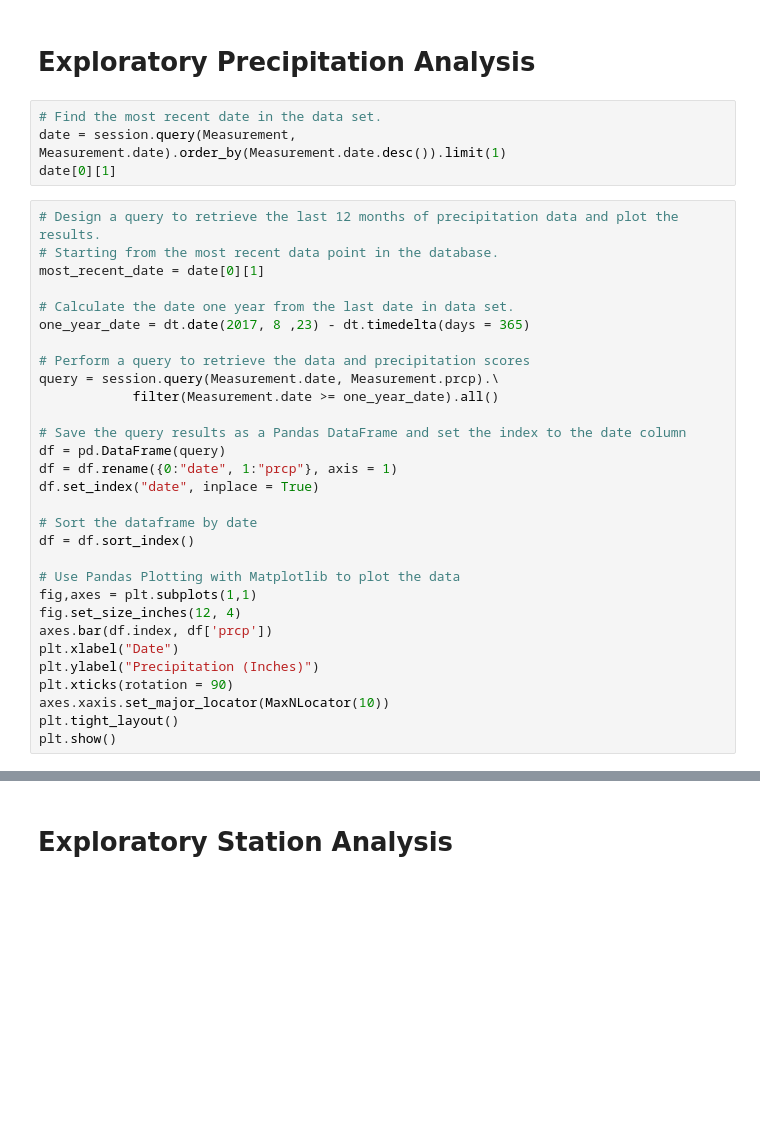
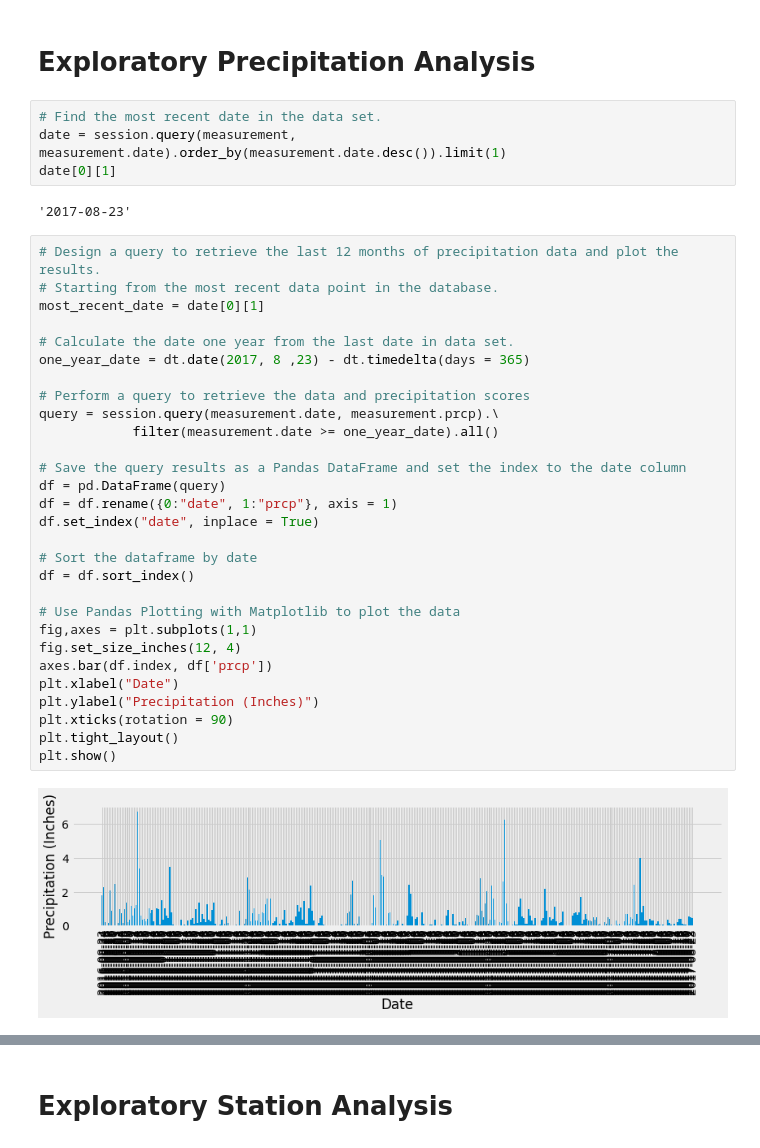
Before and after one commit to BrianKnorr/sqlalchemy-challenge, a Jupyter notebook: climate_starter.ipynb, the cells around one changed output, grey strips where cells are left out. Drawn from its saved outputs; the diff is of its cells as text; blank space fills up the shorter version.

```diff
--- a/climate_starter.ipynb
+++ b/climate_starter.ipynb
@@ -37,38 +39,41 @@ session = Session(engine)
 # Exploratory Precipitation Analysis
 # %%
 # Find the most recent date in the data set.
-date = session.query(Measurement, Measurement.date).order_by(Measurement.date.desc()).limit(1)
+date = session.query(measurement, measurement.date).order_by(measurement.date.desc()).limit(1)
 date[0][1]
+# %% [output]
+'2017-08-23'
 # %%
 # Design a query to retrieve the last 12 months of precipitation data and plot the results.
 # Starting from the most recent data point in the database.
 most_recent_date = date[0][1]
 
 # Calculate the date one year from the last date in data set.
 one_year_date = dt.date(2017, 8 ,23) - dt.timedelta(days = 365)
 
 # Perform a query to retrieve the data and precipitation scores
-query = session.query(Measurement.date, Measurement.prcp).\
-            filter(Measurement.date >= one_year_date).all()
+query = session.query(measurement.date, measurement.prcp).\
+            filter(measurement.date >= one_year_date).all()
 
 # Save the query results as a Pandas DataFrame and set the index to the date column
 df = pd.DataFrame(query)
 df = df.rename({0:"date", 1:"prcp"}, axis = 1)
 df.set_index("date", inplace = True)
 
 # Sort the dataframe by date
 df = df.sort_index()
 
 # Use Pandas Plotting with Matplotlib to plot the data
 fig,axes = plt.subplots(1,1)
 fig.set_size_inches(12, 4)
 axes.bar(df.index, df['prcp'])
 plt.xlabel("Date")
 plt.ylabel("Precipitation (Inches)")
 plt.xticks(rotation = 90)
-axes.xaxis.set_major_locator(MaxNLocator(10))
 plt.tight_layout()
 plt.show()
+# %% [output]
+[figure, added]
 # %%
 # Use Pandas to calcualte the summary statistics for the precipitation data
 df.describe()
```
Also changed, not shown: parts of 6 cells of this notebook, 1 other file.
